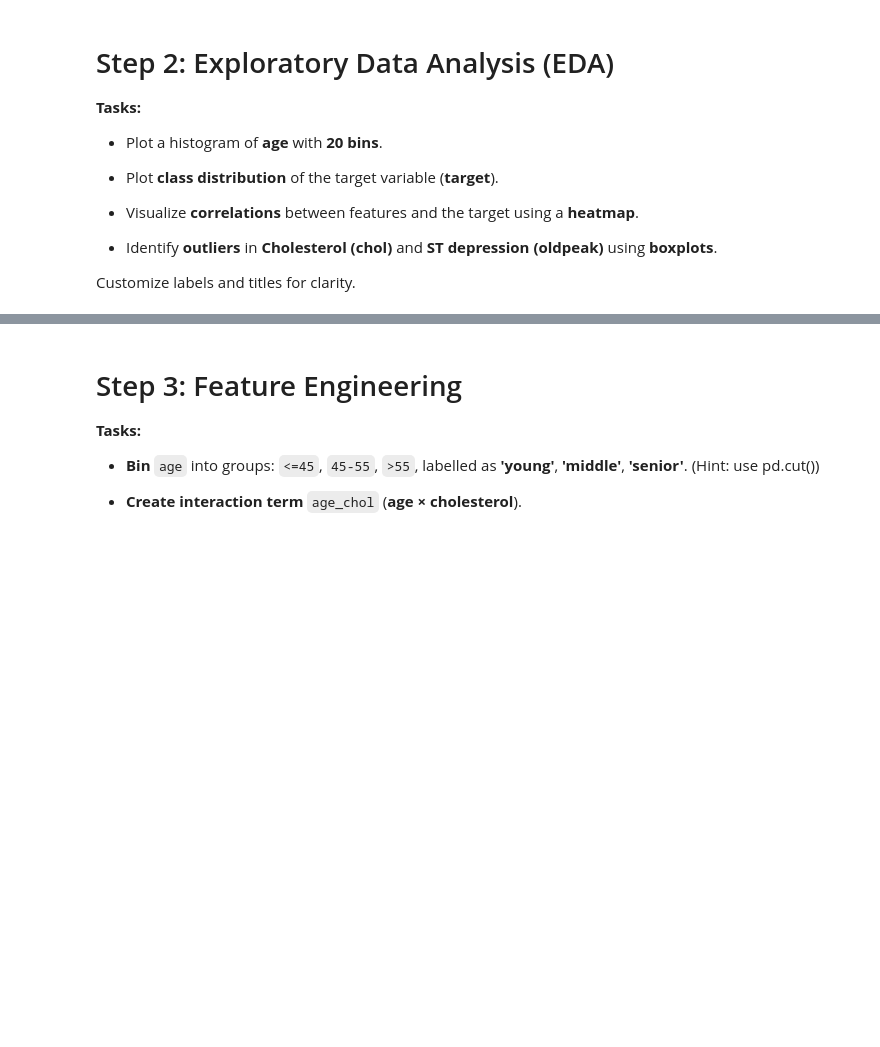
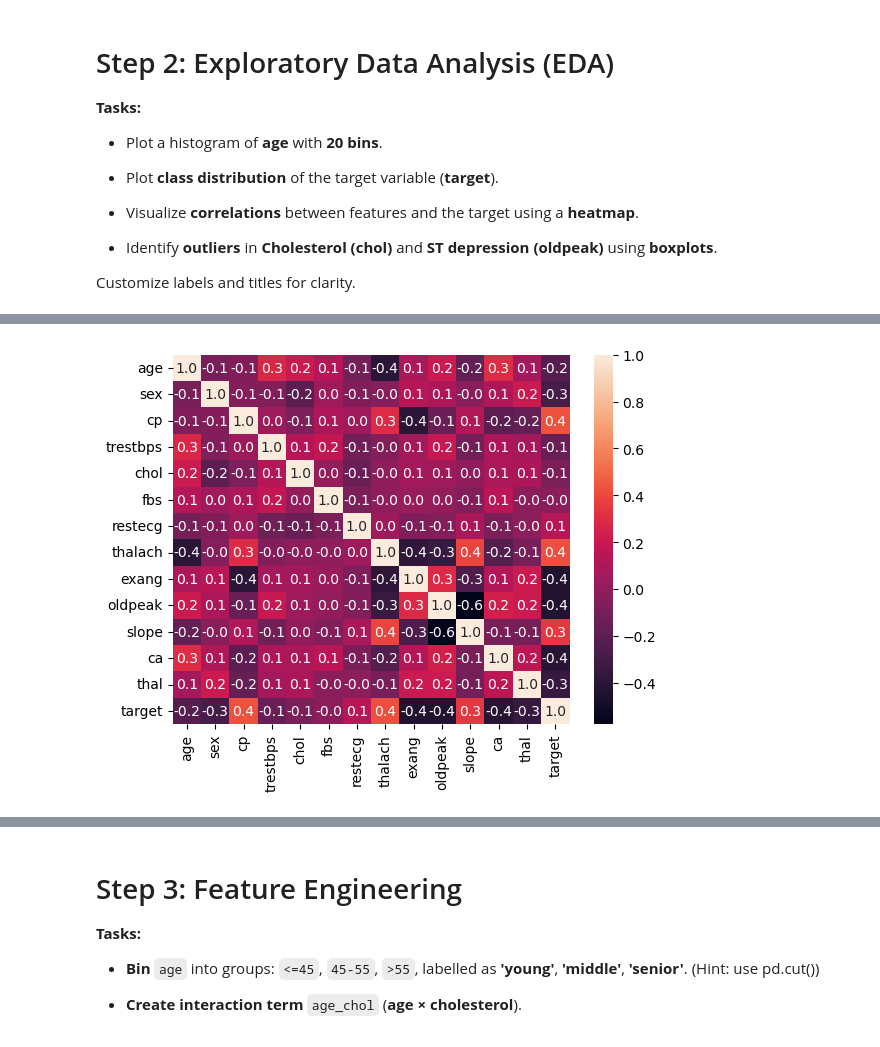
Before and after one commit to Rengark/CS3185_ML, a Jupyter notebook: Assignment_4/Assignment4_SVM.ipynb, the cells around one changed output, grey strips where cells are left out. Cells and saved outputs as stored; diff of their text form; code cells hidden in the pictures; blank space fills up the shorter version.

```diff
--- a/Assignment_4/Assignment4_SVM.ipynb
+++ b/Assignment_4/Assignment4_SVM.ipynb
@@ -137,8 +145,10 @@ ax_count = ...
 # %%
 # Correlation heatmap
 # Ensure each cell displays the correlation value (annot)
 # The values are formatted to one decimal place (fmt)
-ax = ...
+ax = sns.heatmap(df.corr(), annot=True, fmt=".1f")
+# %% [output]
+[figure, added]
 # %%
 # Outliers (boxplots)
 plt.figure(figsize=(10, 4))
```
Also changed, not shown: parts of 13 cells of this notebook, 1 other file.
